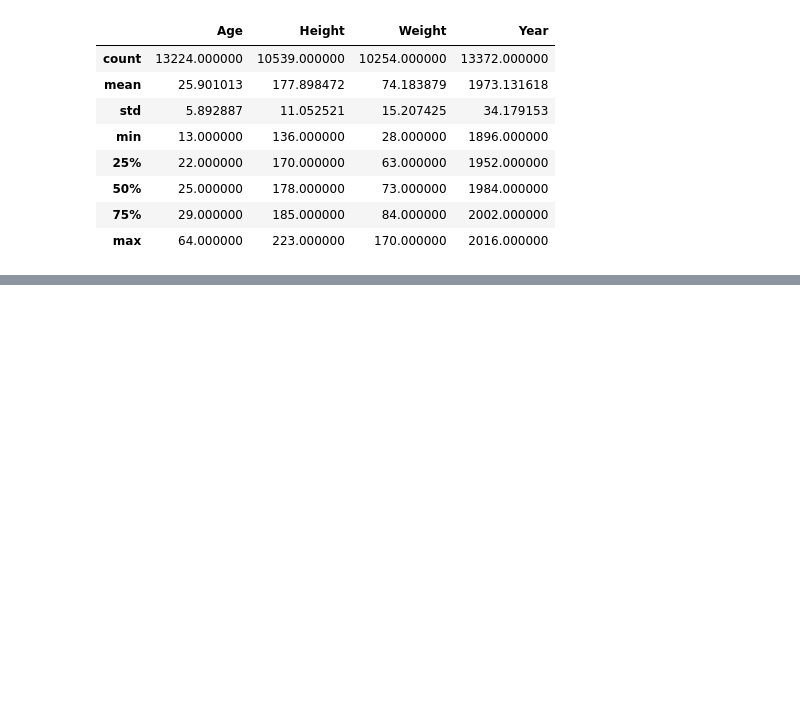
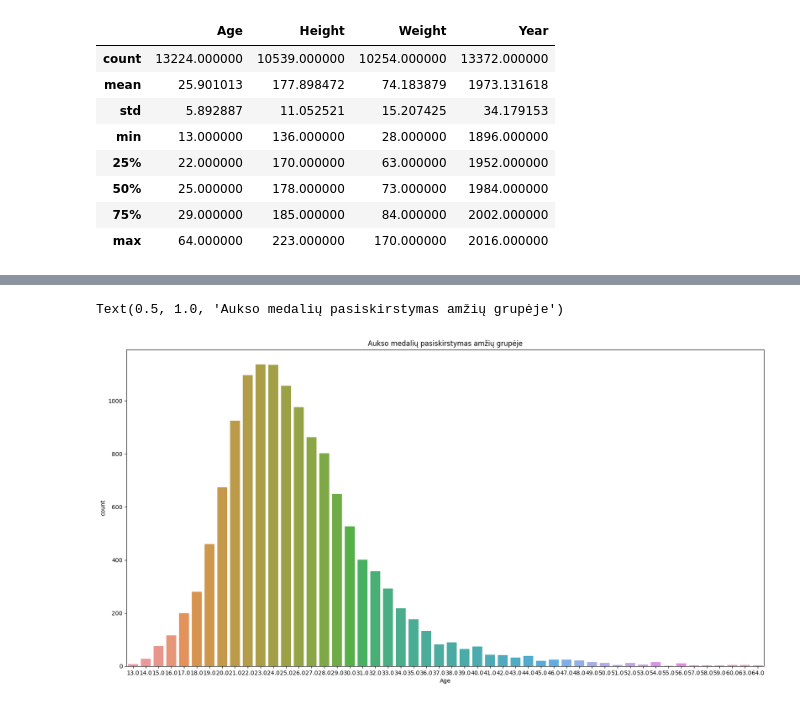
Before and after one commit to kilciukas/Olympic_dataset_exploration, a Jupyter notebook: Notebook/Olimpines_notebook.ipynb, the cells around one changed output, grey strips where cells are left out. Saved outputs shown, nothing was run; the diff lists cells and outputs as text; code cells hidden in the pictures; blank space fills up the shorter version.

Commit message:
Paskirstyta pagal amžių ir sporto šakas

```diff
--- a/Notebook/Olimpines_notebook.ipynb
+++ b/Notebook/Olimpines_notebook.ipynb
@@ -38,0 +81,7 @@ auksoMedaliai.describe()
+# %%
+plt.figure(figsize=(20, 10))
+sns.countplot(data=auksoMedaliai, x='Age')
+plt.title('Aukso medalių pasiskirstymas amžių grupėje')
+# %% [output]
+Text(0.5, 1.0, 'Aukso medalių pasiskirstymas amžių grupėje')
+[figure, added]
```
Also changed, not shown: parts of 9 cells of this notebook.
